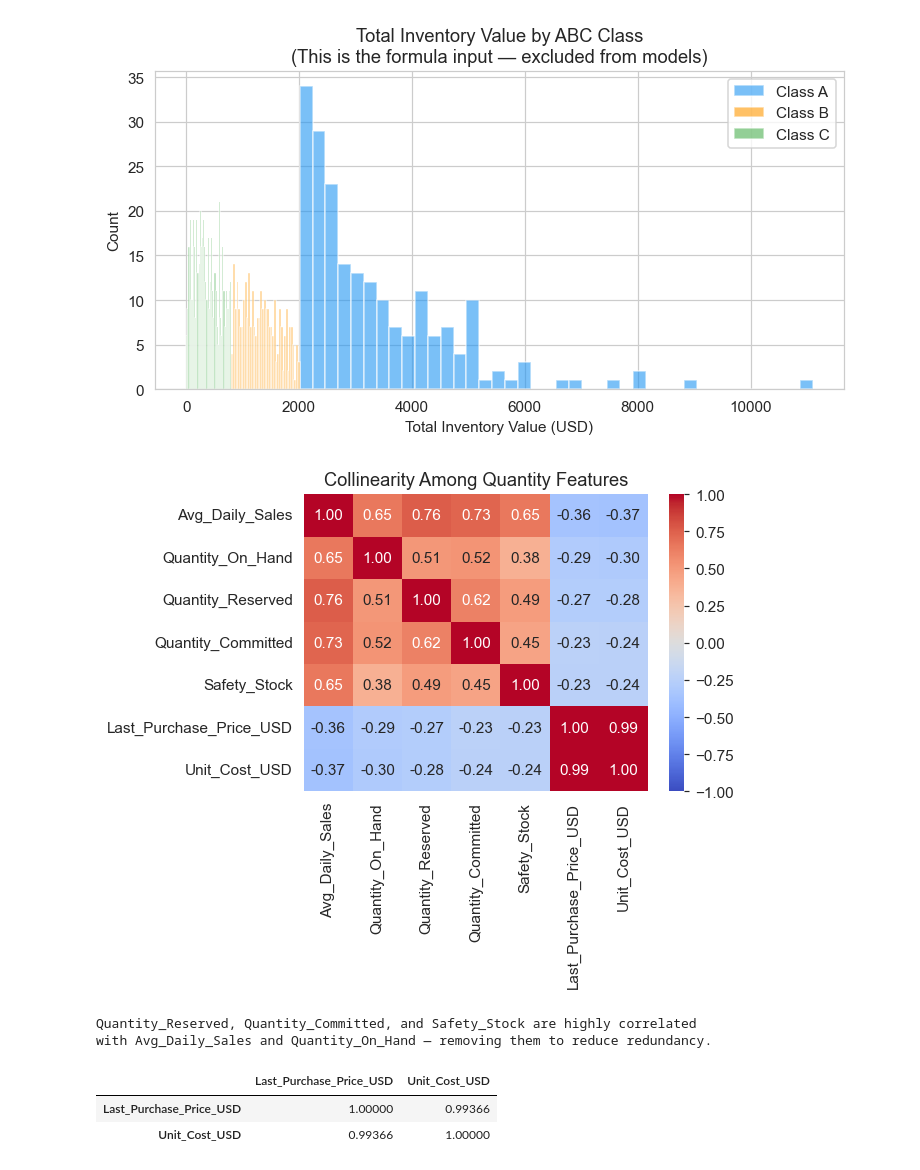
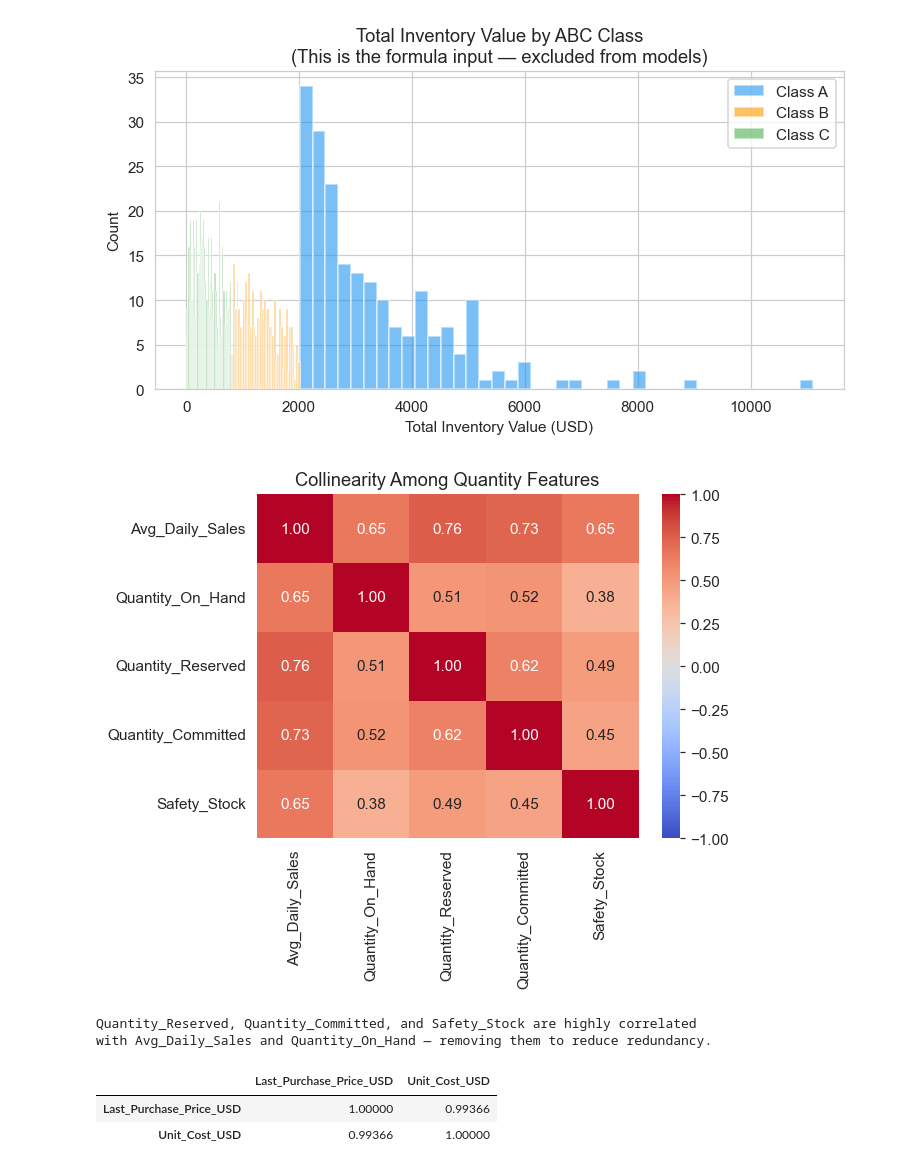
Before and after one commit to Beau-Belkowski/STT_811_Final_Project, a Jupyter notebook: STT_811_Project_Final.ipynb, the cells around one changed output. Cells and saved outputs as stored; diff of their text form; code cells hidden in the pictures.

```diff
--- a/STT_811_Project_Final.ipynb
+++ b/STT_811_Project_Final.ipynb
@@ -25,22 +25,23 @@ This matters in practice: a store manager may need to quickly classify new or un
 # %%
 import pandas as pd
 import numpy as np
+import seaborn as sns
 import matplotlib.pyplot as plt
-import seaborn as sns
+import re
 
 from sklearn.ensemble import RandomForestClassifier
 from sklearn.naive_bayes import GaussianNB
 from sklearn.linear_model import LogisticRegression
 from sklearn.model_selection import train_test_split
-from sklearn.preprocessing import StandardScaler
 from sklearn.metrics import accuracy_score, confusion_matrix, classification_report, ConfusionMatrixDisplay
 from sklearn.model_selection import train_test_split, GridSearchCV
 from sklearn.pipeline import Pipeline
 from sklearn.compose import ColumnTransformer
+from sklearn.preprocessing import OneHotEncoder, StandardScaler
+from sklearn.svm import SVC
+from sklearn.linear_model import Ridge
+from sklearn.feature_selection import RFECV
+from sklearn.model_selection import StratifiedKFold
 
 sns.set_style("whitegrid")
 plt.rcParams["figure.dpi"] = 110
-
-df = pd.read_csv("grocery_inventory_clean.csv")
-print(f"Dataset: {df.shape[0]} SKUs, {df.shape[1]} columns")
-df['ABC_Class'].value_counts().sort_index()
@@ -89,23 +257,17 @@ plt.show()
 [figure]
 # %%
 # Correlation among quantity-related features (collinearity check)
-corr_cols = ['Avg_Daily_Sales',
-            'Quantity_On_Hand',
-            'Quantity_Reserved',
-            'Quantity_Committed',
-            'Safety_Stock',
-            'Last_Purchase_Price_USD',
-            'Unit_Cost_USD']
+corr_cols = ['Avg_Daily_Sales', 'Quantity_On_Hand', 'Quantity_Reserved', 'Quantity_Committed', 'Safety_Stock']
 corr = df[corr_cols].corr()
 
 fig, ax = plt.subplots(figsize=(6, 5))
 sns.heatmap(corr, annot=True, fmt=".2f", cmap='coolwarm', ax=ax, vmin=-1, vmax=1)
 ax.set_title("Collinearity Among Quantity Features")
 plt.tight_layout()
 plt.show()
 print("Quantity_Reserved, Quantity_Committed, and Safety_Stock are highly correlated\nwith Avg_Daily_Sales and Quantity_On_Hand — removing them to reduce redundancy.")
 # %% [output]
-[figure, old version]
+[figure, new version]
 Quantity_Reserved, Quantity_Committed, and Safety_Stock are highly correlated
 with Avg_Daily_Sales and Quantity_On_Hand — removing them to reduce redundancy.
 # %%
```
Also changed, not shown: parts of 55 cells of this notebook.
